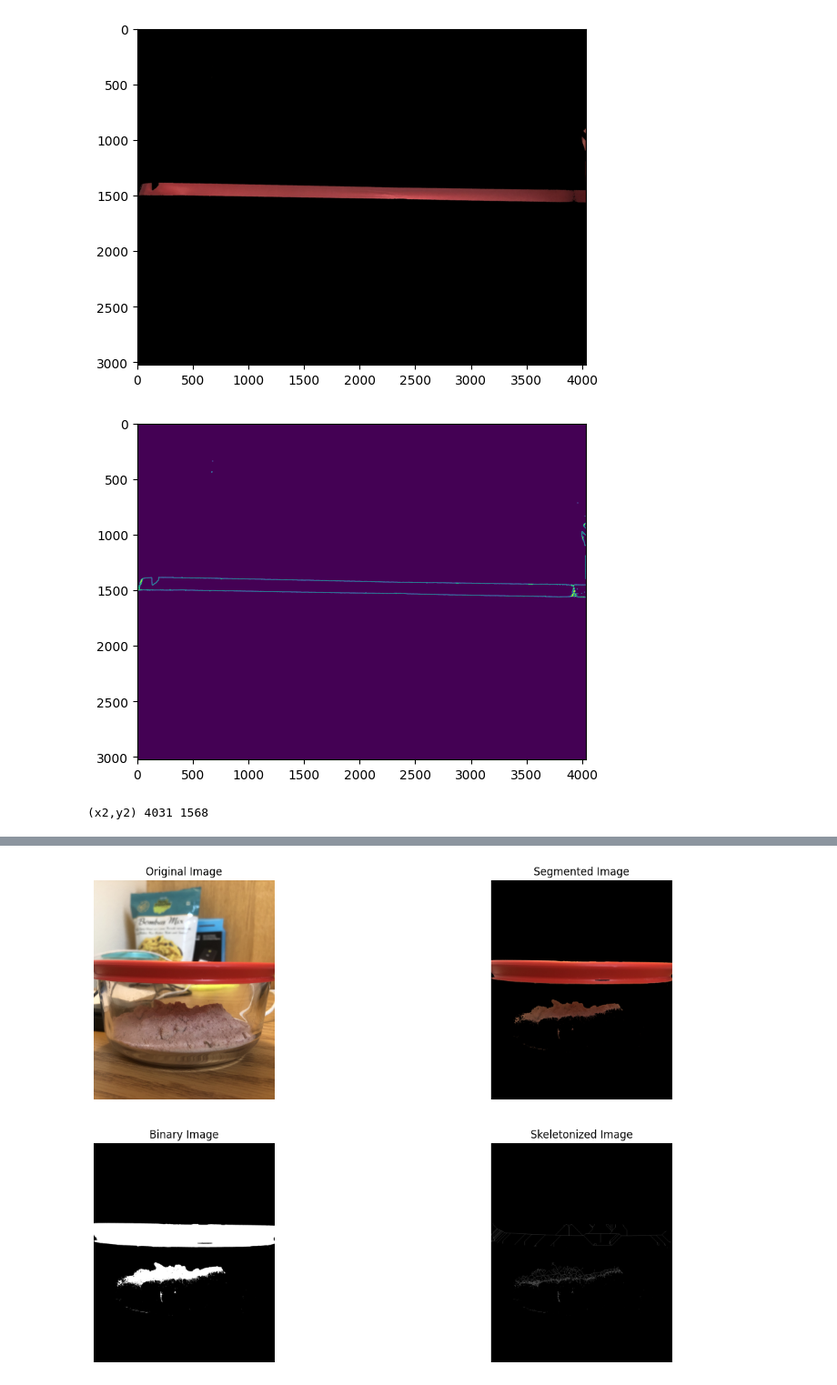
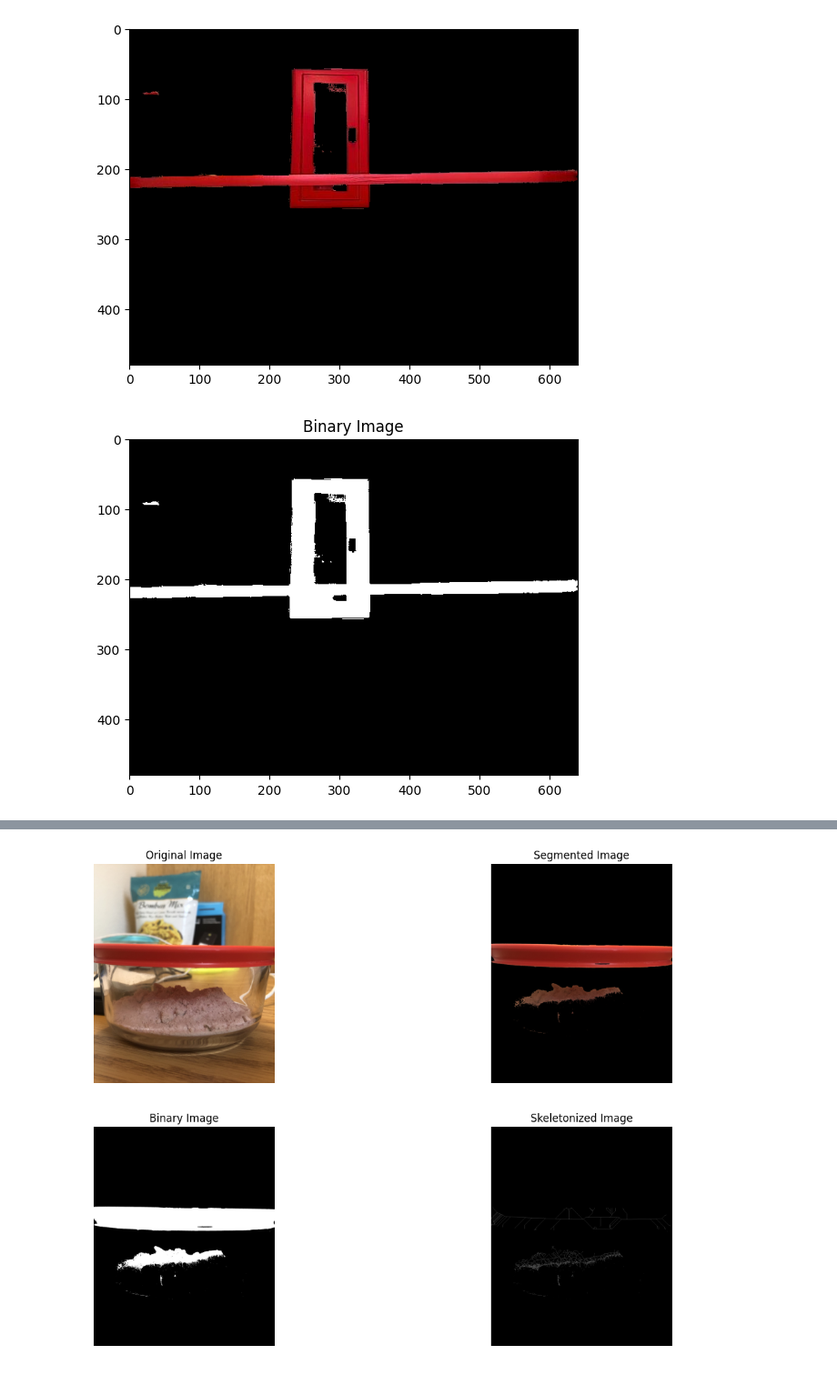
Before and after one commit to TerminatingCoder101/BDSpot, a Jupyter notebook: ribbon_vert.ipynb, the cells around one changed output, grey strips where cells are left out. Shown: that part at 91% size. Drawn from its saved outputs; the diff is of its cells as text; code cells hidden in the pictures.

```diff
--- a/ribbon_vert.ipynb
+++ b/ribbon_vert.ipynb
@@ -107,19 +99,18 @@ def start(img):
 # %%
 if __name__ == '__main__':
     # cap = cv2.VideoCapture(0)
     # while True:
     #     ret, img = cap.read()
     #     if not ret:
     #         print("Capture failed")
     #         break
     #     start(img)
 
-    img = cv2.imread('/Users/sagar/Documents/GitHub/BDSpot/IMG_8428.JPG')
+    img = cv2.imread('/Users/sagar/Documents/GitHub/BDSpot/hand_color_image2.jpg')
     if img is not None:
         start(img)
     else:
         print("Error: Image not found")
 # %% [output]
-[figure, old version]
+[figure, new version]
-[figure, old version]
+[figure, new version]
-(x2,y2) 4031 1568
```
Also changed, not shown: parts of 2 cells of this notebook, 1 other file.
